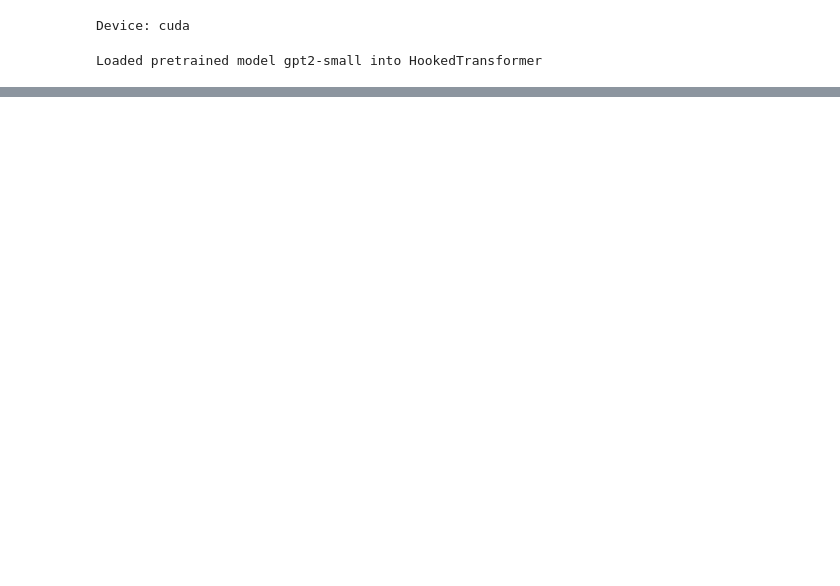
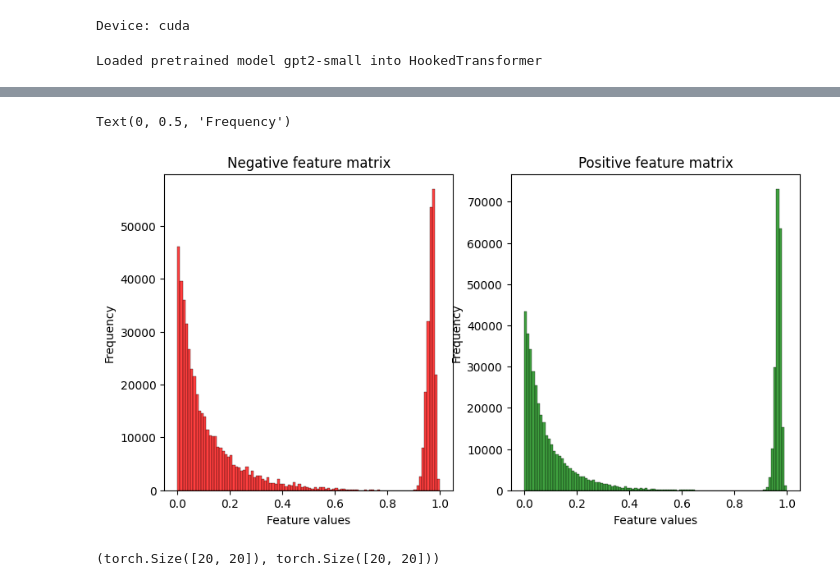
Before and after one commit to hasithv/mats-project, a Jupyter notebook: saemat.ipynb, the cells around one changed output, grey strips where cells are left out. Cells and saved outputs as stored; diff of their text form; code cells hidden in the pictures; blank space fills up the shorter version.

```diff
--- a/saemat.ipynb
+++ b/saemat.ipynb
@@ -123,0 +207,4 @@ KeyboardInterrupt:
+# %%
+# Element-wise division of the feature matrices by the maxActApprox tensor
+normed_neg_feature_mat = neg_feature_mat / maxActApprox
+normed_pos_feature_mat = pos_feature_mat / maxActApprox
@@ -125,8 +229,15 @@ KeyboardInterrupt:
 import pickle
 
 # save the feature matrix
-with open('feature_mat.pkl', 'wb') as f:
-    pickle.dump(feature_mat, f)
+with open('neg_feature_mat.pkl', 'wb') as f:
+    # make sparse
+    normed_neg_feature_mat_sparse = normed_neg_feature_mat.to_sparse()
+    pickle.dump(normed_neg_feature_mat_sparse, f)
+
+with open('pos_feature_mat.pkl', 'wb') as f:
+    # make sparse
+    normed_pos_feature_mat_sparse = normed_pos_feature_mat.to_sparse()
+    pickle.dump(normed_pos_feature_mat_sparse, f)
 # %%
 import seaborn as sns
 import matplotlib.pyplot as plt
@@ -134,12 +245,7 @@ import pickle
 
 # Load the feature matrix
 with open('pos_feature_mat.pkl', 'rb') as f:
-    pos_feature_mat = pickle.load(f)
+    normed_pos_feature_mat_sparse = pickle.load(f)
 
-# save the feature matrix after making it sparse
-with open('pos_feature_mat_sparse.pkl', 'wb') as f:
-    pos_feature_mat_sparse = pos_feature_mat.to_sparse()
-    pickle.dump(pos_feature_mat_sparse, f)
-
-# Display the feature matrix as a heatmap
-# sns.heatmap(pos_feature_mat[2000:3000,2000:3000])
+with open('neg_feature_mat.pkl', 'rb') as f:
+    normed_neg_feature_mat_sparse = pickle.load(f)
@@ -157,0 +252,17 @@ TypeError: Object of type ndarray is not JSON serializable
+# %%
+# plot histograms of the feature matrices
+plt.figure(figsize=(10, 5))
+plt.subplot(1, 2, 1)
+sns.histplot(normed_neg_feature_mat_sparse.values(), bins=100, color='red')
+plt.title("Negative feature matrix")
+plt.xlabel("Feature values")
+plt.ylabel("Frequency")
+
+plt.subplot(1, 2, 2)
+sns.histplot(normed_pos_feature_mat_sparse.values(), bins=100, color='green')
+plt.title("Positive feature matrix")
+plt.xlabel("Feature values")
+plt.ylabel("Frequency")
+# %% [output]
+Text(0, 0.5, 'Frequency')
+[figure, added]
@@ -157,0 +352,4 @@ TypeError: Object of type ndarray is not JSON serializable
+# %%
+pos_grouped_matrix.shape, neg_grouped_matrix.shape
+# %% [output]
+(torch.Size([20, 20]), torch.Size([20, 20]))
```
Also changed, not shown: parts of 21 cells of this notebook, 9 other files.
